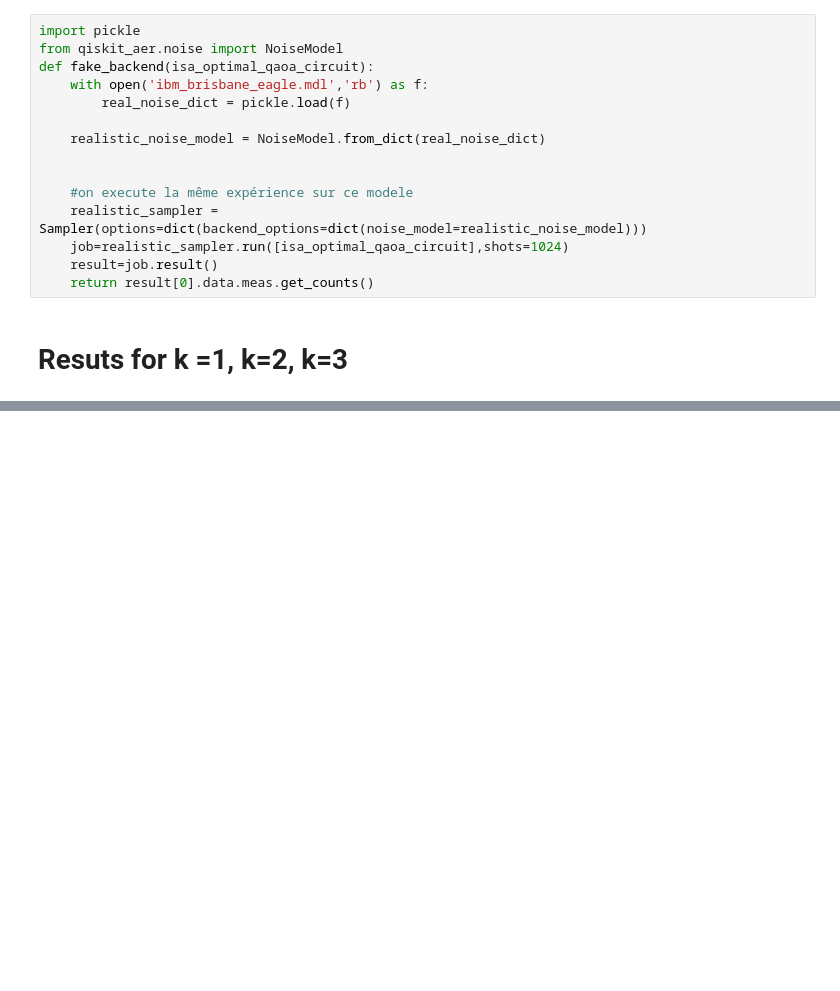
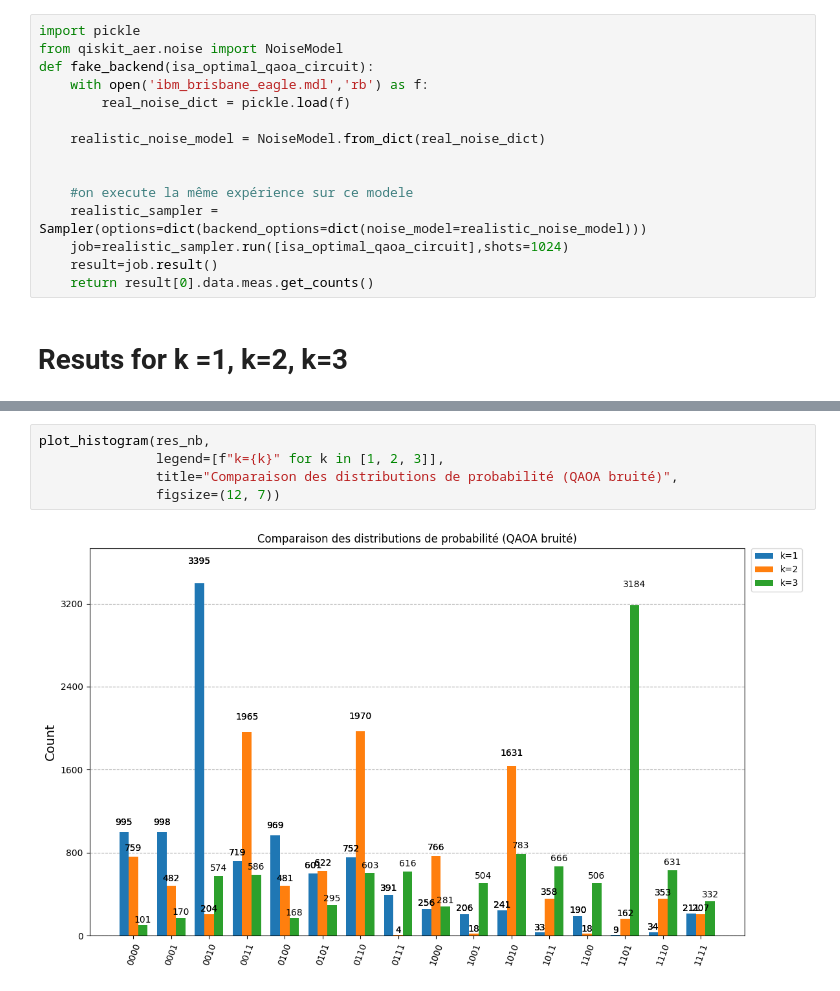
Before and after one commit to hugopgs/Application_Informatique_Quantique, a Jupyter notebook: Projet Noté/Projet.ipynb, the cells around one changed output, grey strips where cells are left out. Saved outputs shown, nothing was run; the diff lists cells and outputs as text; blank space fills up the shorter version.

```diff
--- a/Projet Noté/Projet.ipynb
+++ b/Projet Noté/Projet.ipynb
@@ -414,0 +434,7 @@ plot_histogram(res,
+# %%
+plot_histogram(res_nb,
+               legend=[f"k={k}" for k in [1, 2, 3]],
+               title="Comparaison des distributions de probabilité (QAOA bruité)",
+               figsize=(12, 7))
+# %% [output]
+[figure, added]
```
Also changed, not shown: parts of 7 cells of this notebook.
